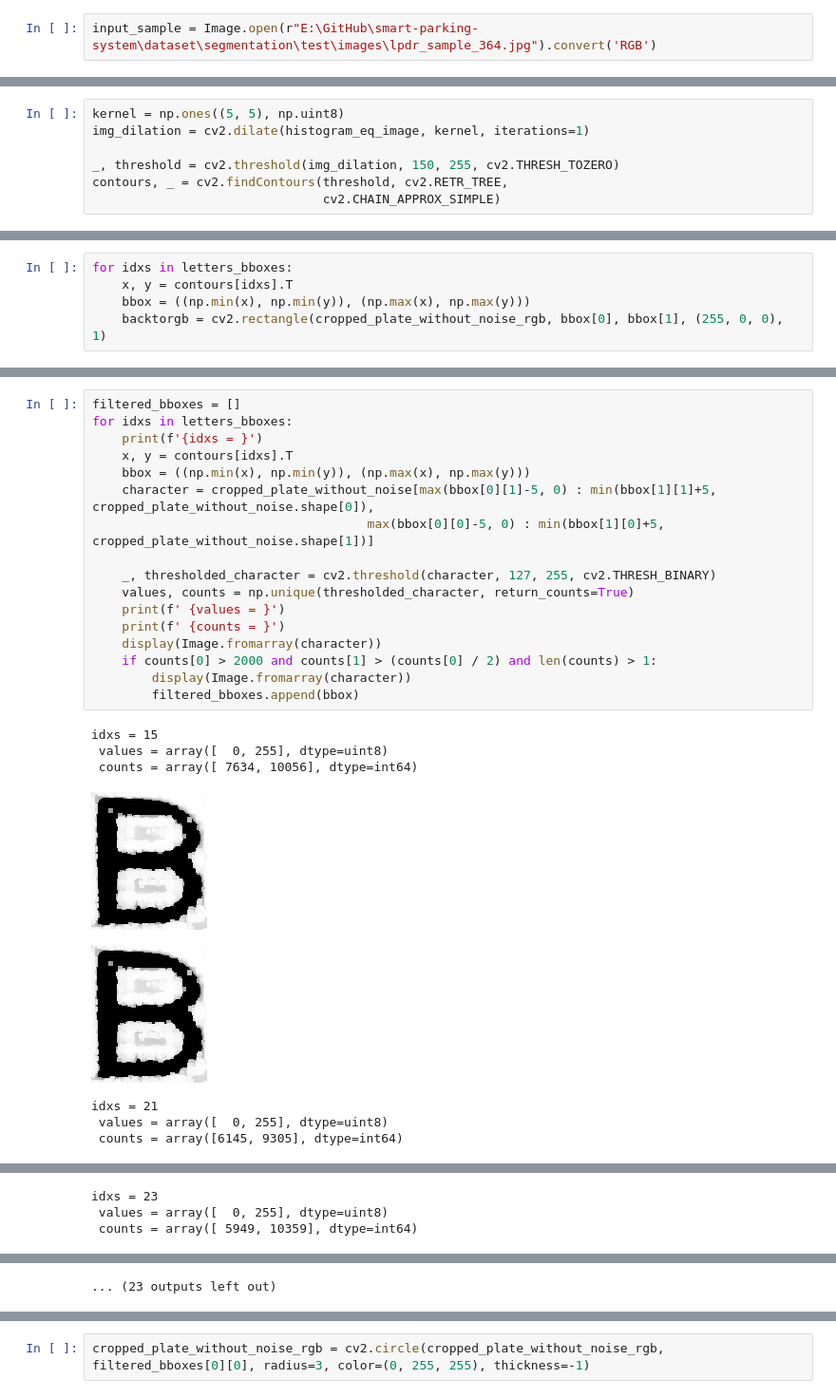
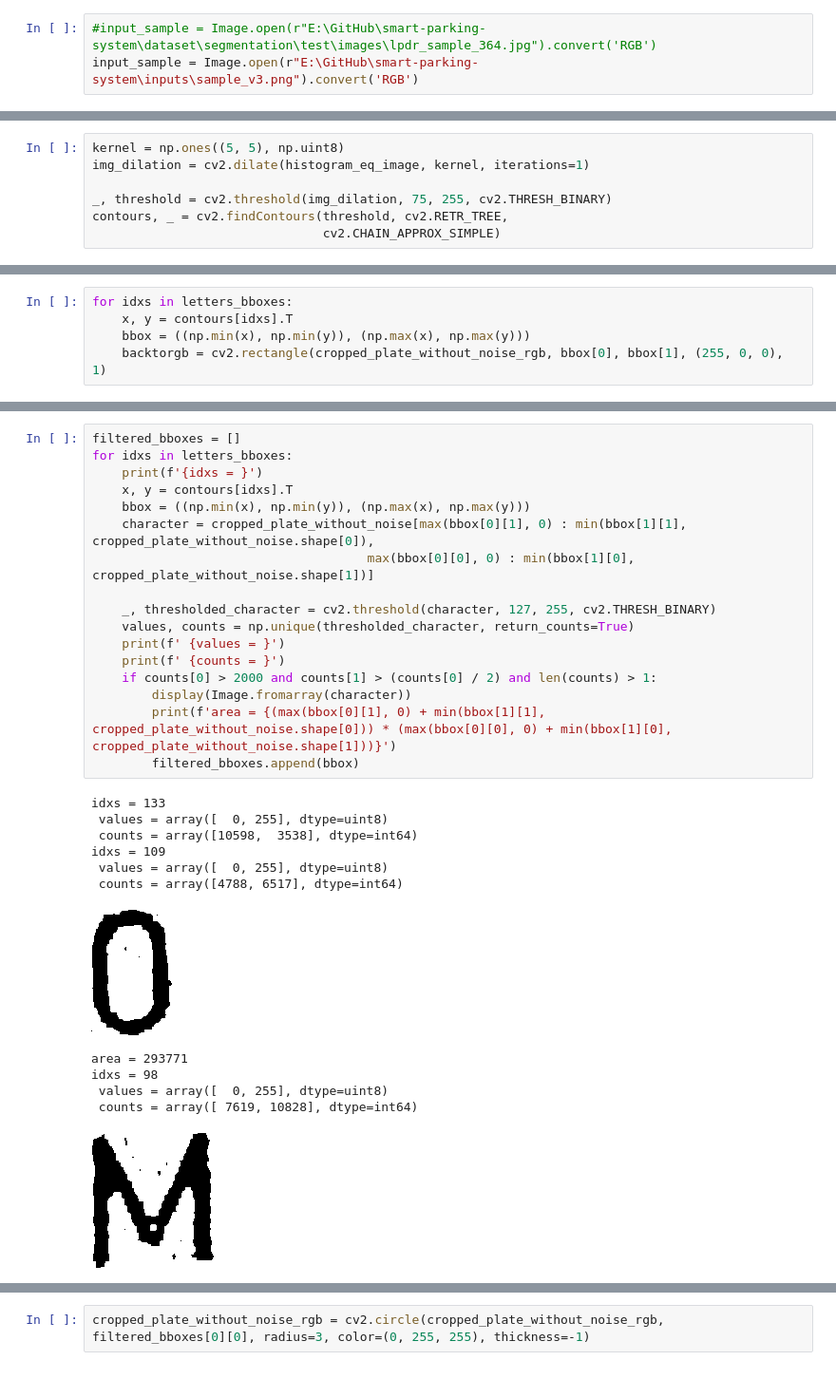
Before and after one commit to alexbelengeanu/smart-parking-system, a Jupyter notebook: system/notebooks/full-workflow.ipynb, the cells around one changed output, grey strips where cells are left out. Shown: that part at 95% size. Saved outputs shown, nothing was run; the diff lists cells and outputs as text.

```diff
--- a/system/notebooks/full-workflow.ipynb
+++ b/system/notebooks/full-workflow.ipynb
@@ -102,7 +102,8 @@ if torch.cuda.is_available():
 # %% [markdown]
 ### Read sample and predict license plate location
 # %%
-input_sample = Image.open(r"E:\GitHub\smart-parking-system\dataset\segmentation\test\images\lpdr_sample_364.jpg").convert('RGB')
+#input_sample = Image.open(r"E:\GitHub\smart-parking-system\dataset\segmentation\test\images\lpdr_sample_364.jpg").convert('RGB')
+input_sample = Image.open(r"E:\GitHub\smart-parking-system\inputs\sample_v3.png").convert('RGB')
 # %%
 input_sample = input_sample.resize((640,320)) # The size required by the model, used for training
 
@@ -167,7 +168,7 @@ display(Image.fromarray(histogram_eq_image))
 kernel = np.ones((5, 5), np.uint8)
 img_dilation = cv2.dilate(histogram_eq_image, kernel, iterations=1)
 
-_, threshold = cv2.threshold(img_dilation, 150, 255, cv2.THRESH_TOZERO)
+_, threshold = cv2.threshold(img_dilation, 75, 255, cv2.THRESH_BINARY)
 contours, _ = cv2.findContours(threshold, cv2.RETR_TREE,
                                cv2.CHAIN_APPROX_SIMPLE)
 # %%
@@ -213,26 +214,30 @@ display(Image.fromarray(cropped_plate_without_noise_rgb))
 # %%
 filtered_bboxes = []
 for idxs in letters_bboxes:
     print(f'{idxs = }')
     x, y = contours[idxs].T
     bbox = ((np.min(x), np.min(y)), (np.max(x), np.max(y)))
-    character = cropped_plate_without_noise[max(bbox[0][1]-5, 0) : min(bbox[1][1]+5, cropped_plate_without_noise.shape[0]),
-                                     max(bbox[0][0]-5, 0) : min(bbox[1][0]+5, cropped_plate_without_noise.shape[1])]
+    character = cropped_plate_without_noise[max(bbox[0][1], 0) : min(bbox[1][1], cropped_plate_without_noise.shape[0]),
+                                     max(bbox[0][0], 0) : min(bbox[1][0], cropped_plate_without_noise.shape[1])]
 
     _, thresholded_character = cv2.threshold(character, 127, 255, cv2.THRESH_BINARY)
     values, counts = np.unique(thresholded_character, return_counts=True)
     print(f' {values = }')
     print(f' {counts = }')
-    display(Image.fromarray(character))
     if counts[0] > 2000 and counts[1] > (counts[0] / 2) and len(counts) > 1:
         display(Image.fromarray(character))
+        print(f'area = {(max(bbox[0][1], 0) + min(bbox[1][1], cropped_plate_without_noise.shape[0])) * (max(bbox[0][0], 0) + min(bbox[1][0], cropped_plate_without_noise.shape[1]))}')
         filtered_bboxes.append(bbox)
 # %% [output]
-idxs = 15
+idxs = 133
  values = array([  0, 255], dtype=uint8)
- counts = array([ 7634, 10056], dtype=int64)
+ counts = array([10598,  3538], dtype=int64)
+idxs = 109
+ values = array([  0, 255], dtype=uint8)
+ counts = array([4788, 6517], dtype=int64)
-[figure, old version]
+[figure, new version]
+area = 293771
+idxs = 98
+ values = array([  0, 255], dtype=uint8)
+ counts = array([ 7619, 10828], dtype=int64)
-[figure, old version]
+[figure, new version]
-idxs = 21
- values = array([  0, 255], dtype=uint8)
- counts = array([6145, 9305], dtype=int64)
@@ -241,3 +253,0 @@ idxs = 21
-idxs = 23
- values = array([  0, 255], dtype=uint8)
- counts = array([ 5949, 10359], dtype=int64)
@@ -251 +266,0 @@ idxs = 19
-... (23 outputs left out)
```
Also changed, not shown: parts of 20 cells of this notebook, 12 other files.
